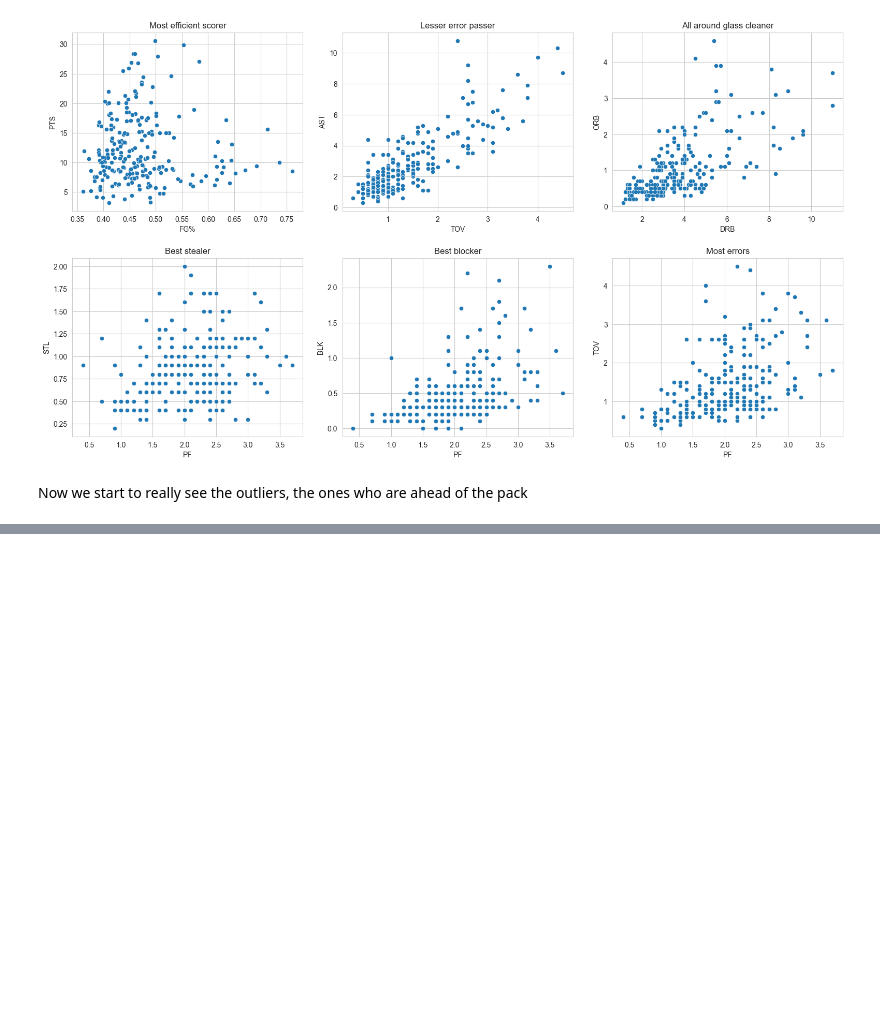
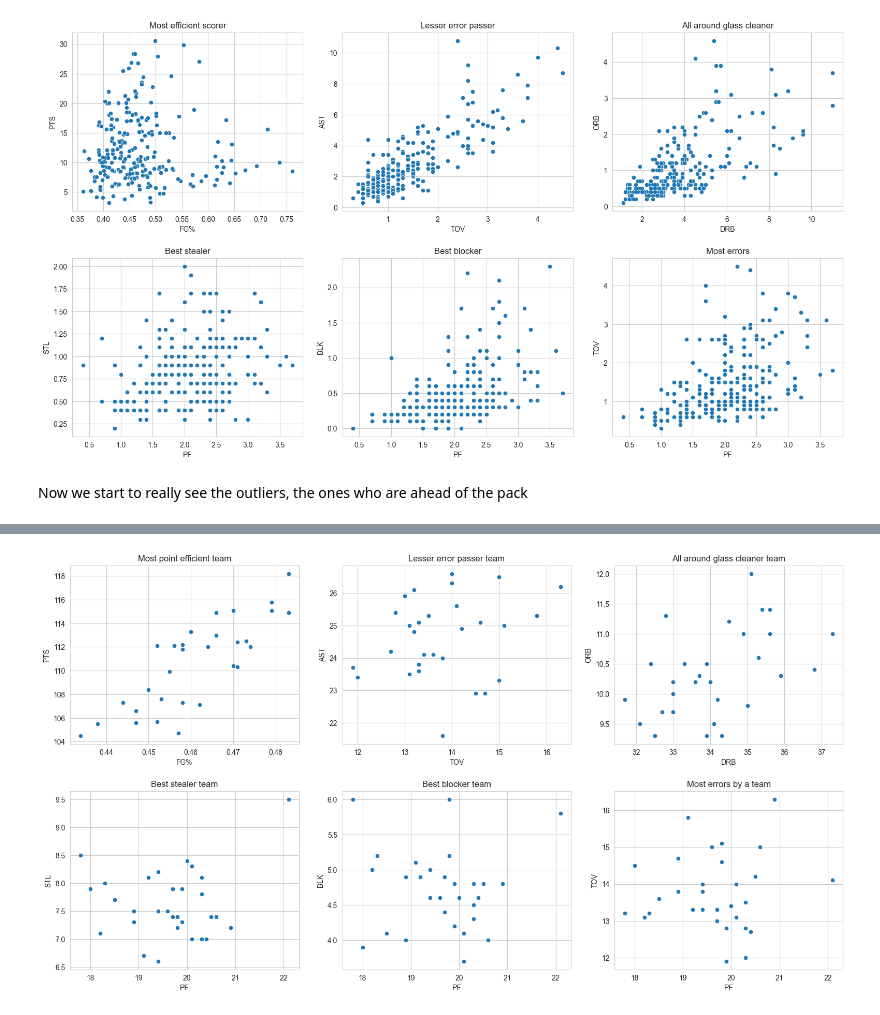
Before and after one commit to tyfvf/Data-Analysis-Course-Projects, a Jupyter notebook: my-project.ipynb, the cells around one changed output, grey strips where cells are left out. Drawn from its saved outputs; the diff is of its cells as text; code cells hidden in the pictures; blank space fills up the shorter version.

```diff
--- a/my-project.ipynb
+++ b/my-project.ipynb
@@ -300,0 +488,24 @@ Now we start to really see the outliers, the ones who are ahead of the pack
+# %%
+fig, ax = plt.subplots(2,3, figsize=(16,9))
+
+ax[0][0].set_title('Most point efficient team')
+sns.scatterplot(df_per_teams, x='FG%', y='PTS', ax=ax[0][0])
+
+ax[0][1].set_title('Lesser error passer team')
+sns.scatterplot(df_per_teams, x='TOV', y='AST', ax=ax[0][1])
+
+ax[0][2].set_title('All around glass cleaner team')
+sns.scatterplot(df_per_teams, x='DRB', y='ORB', ax=ax[0][2])
+
+ax[1][0].set_title('Best stealer team')
+sns.scatterplot(df_per_teams, x='PF', y='STL', ax=ax[1][0])
+
+ax[1][1].set_title('Best blocker team')
+sns.scatterplot(df_per_teams, x='PF', y='BLK', ax=ax[1][1])
+
+ax[1][2].set_title('Most errors by a team')
+sns.scatterplot(df_per_teams, x='PF', y='TOV', ax=ax[1][2])
+
+plt.tight_layout(pad=2)
+# %% [output]
+[figure, added]
```
Also changed, not shown: parts of 19 cells of this notebook.
